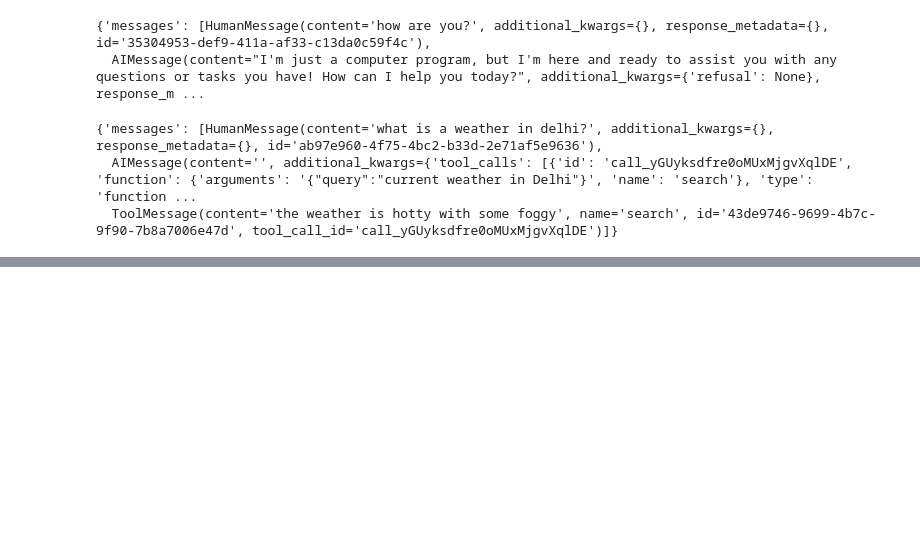
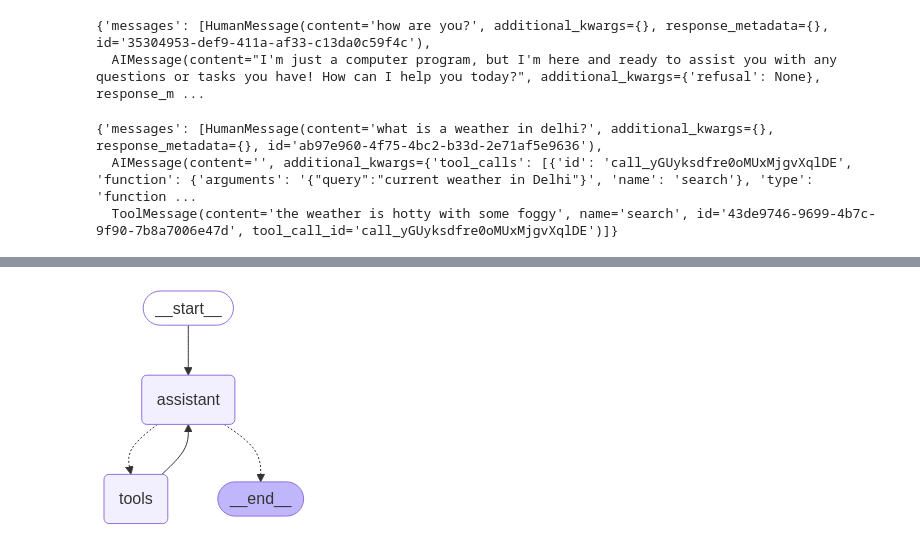
Before and after one commit to sunnysavita10/genai_bootcamp, a Jupyter notebook: langgraph-agents/langgraph_agents.ipynb, the cells around one changed output, grey strips where cells are left out. Cells and saved outputs as stored; diff of their text form; code cells hidden in the pictures; blank space fills up the shorter version.

```diff
--- a/langgraph-agents/langgraph_agents.ipynb
+++ b/langgraph-agents/langgraph_agents.ipynb
@@ -230,0 +381,6 @@ app.invoke({"messages": ["what is a weather in delhi?"]})
+# %%
+react_app=builder.compile()
+# %%
+display(Image(react_app.get_graph().draw_mermaid_png()))
+# %% [output]
+[figure, added]
```
Also changed, not shown: parts of 45 cells of this notebook.
